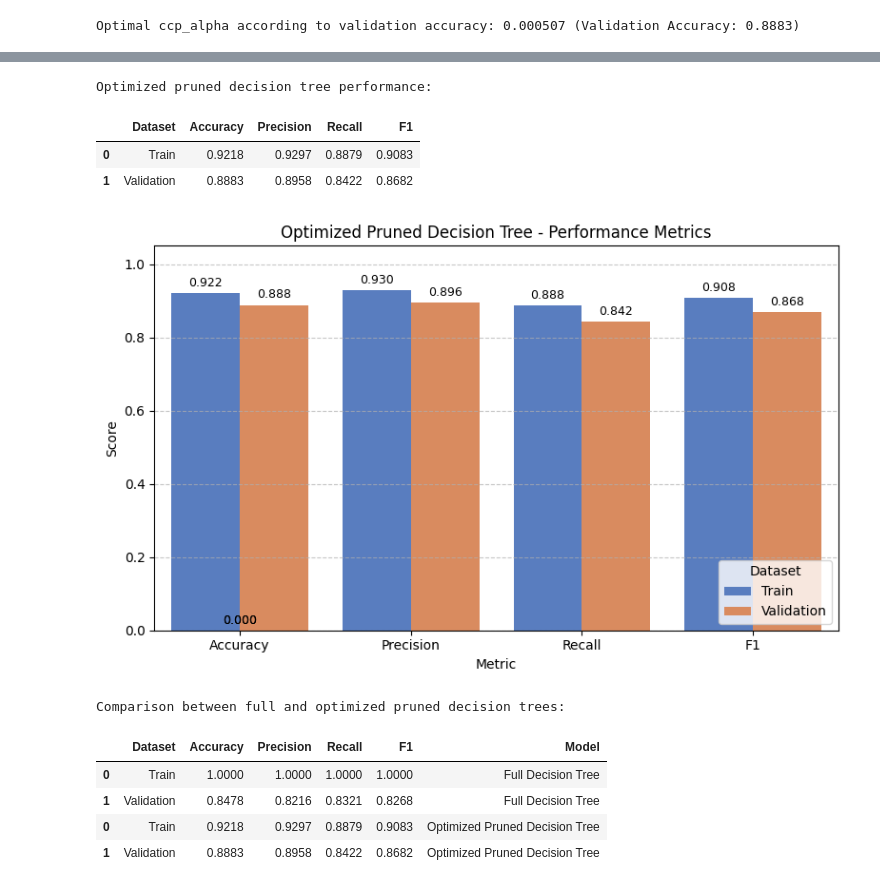
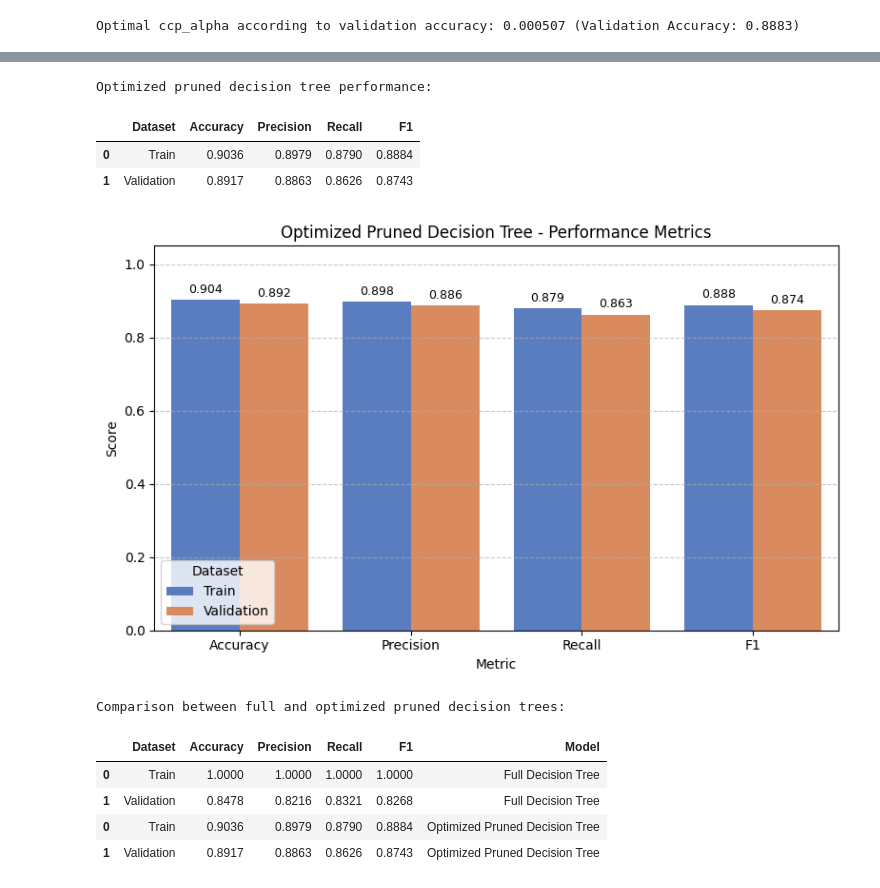
Before and after one commit to yaelelazari/ML_Project, a Jupyter notebook: Airline_Project_Part_B_Group3.ipynb, the cells around one changed output, grey strips where cells are left out. Saved outputs shown, nothing was run; the diff lists cells and outputs as text; code cells hidden in the pictures.

```diff
--- a/Airline_Project_Part_B_Group3.ipynb
+++ b/Airline_Project_Part_B_Group3.ipynb
@@ -1037,6 +1240,12 @@ Validation Accuracy: 0.8878
 # %%
-# 1. אימון עץ מיטבי בעזרת הפרמטר האופטימלי מגיזום עלות-מורכבות
-best_dt_model = DecisionTreeClassifier(ccp_alpha=best_ccp_alpha, random_state=RANDOM_STATE)
+# 1. אימון עץ מיטבי בעזרת הפרמטרים האופטימליים מסריקת הרשת המשולבת
+best_dt_model = DecisionTreeClassifier(
+    max_depth=best_combined_depth,
+    ccp_alpha=best_combined_alpha,
+    min_samples_split=best_combined_split,
+    min_samples_leaf=best_combined_leaf,
+    random_state=RANDOM_STATE
+)
 best_dt_pipeline = build_dt_pipeline(best_dt_model)
 best_dt_pipeline.fit(X_train, y_train_dt)
 
@@ -1075,48 +1284,49 @@ sns.barplot(
     x='Metric',
     y='Score',
     hue='Dataset',
     palette='muted'
 )
 
 # הוספת ערכים מעל כל עמודה
 for p in plt.gca().patches:
     height = p.get_height()
-    plt.gca().annotate(
-        f'{height:.3f}',
-        (p.get_x() + p.get_width() / 2, height),
-        ha='center',
-        va='bottom',
-        fontsize=9,
-        xytext=(0, 3),
-        textcoords='offset points'
-    )
+    if height > 0:
+        plt.gca().annotate(
+            f'{height:.3f}',
+            (p.get_x() + p.get_width() / 2, height),
+            ha='center',
+            va='bottom',
+            fontsize=9,
+            xytext=(0, 3),
+            textcoords='offset points'
+        )
 
 plt.title('Optimized Pruned Decision Tree - Performance Metrics')
 plt.xlabel('Metric')
 plt.ylabel('Score')
 plt.ylim(0, 1.05)
 plt.grid(axis='y', linestyle='--', alpha=0.7)
 plt.legend(title='Dataset')
 plt.tight_layout()
 plt.show()
 
 # 4. השוואה מספרית בין העץ המלא לעץ המגוזם
 comparison_df = pd.concat([
     full_dt_metrics.assign(Model='Full Decision Tree'),
     best_dt_metrics.assign(Model='Optimized Pruned Decision Tree')
 ])
 
 print("Comparison between full and optimized pruned decision trees:")
 display(comparison_df.round(4))
 # %% [output]
 Optimized pruned decision tree performance:
 |  | Dataset | Accuracy | Precision | Recall | F1 |
-| 0 | Train | 0.9218 | 0.9297 | 0.8879 | 0.9083 |
-| 1 | Validation | 0.8883 | 0.8958 | 0.8422 | 0.8682 |
+| 0 | Train | 0.9036 | 0.8979 | 0.8790 | 0.8884 |
+| 1 | Validation | 0.8917 | 0.8863 | 0.8626 | 0.8743 |
-[figure, old version]
+[figure, new version]
 Comparison between full and optimized pruned decision trees:
 |  | Dataset | Accuracy | Precision | Recall | F1 | Model |
 | 0 | Train | 1.0000 | 1.0000 | 1.0000 | 1.0000 | Full Decision Tree |
 | 1 | Validation | 0.8478 | 0.8216 | 0.8321 | 0.8268 | Full Decision Tree |
-| 0 | Train | 0.9218 | 0.9297 | 0.8879 | 0.9083 | Optimized Pruned Decision Tree |
-| 1 | Validation | 0.8883 | 0.8958 | 0.8422 | 0.8682 | Optimized Pruned Decision Tree |
+| 0 | Train | 0.9036 | 0.8979 | 0.8790 | 0.8884 | Optimized Pruned Decision Tree |
+| 1 | Validation | 0.8917 | 0.8863 | 0.8626 | 0.8743 | Optimized Pruned Decision Tree |
```
Also changed, not shown: parts of 149 cells of this notebook.
